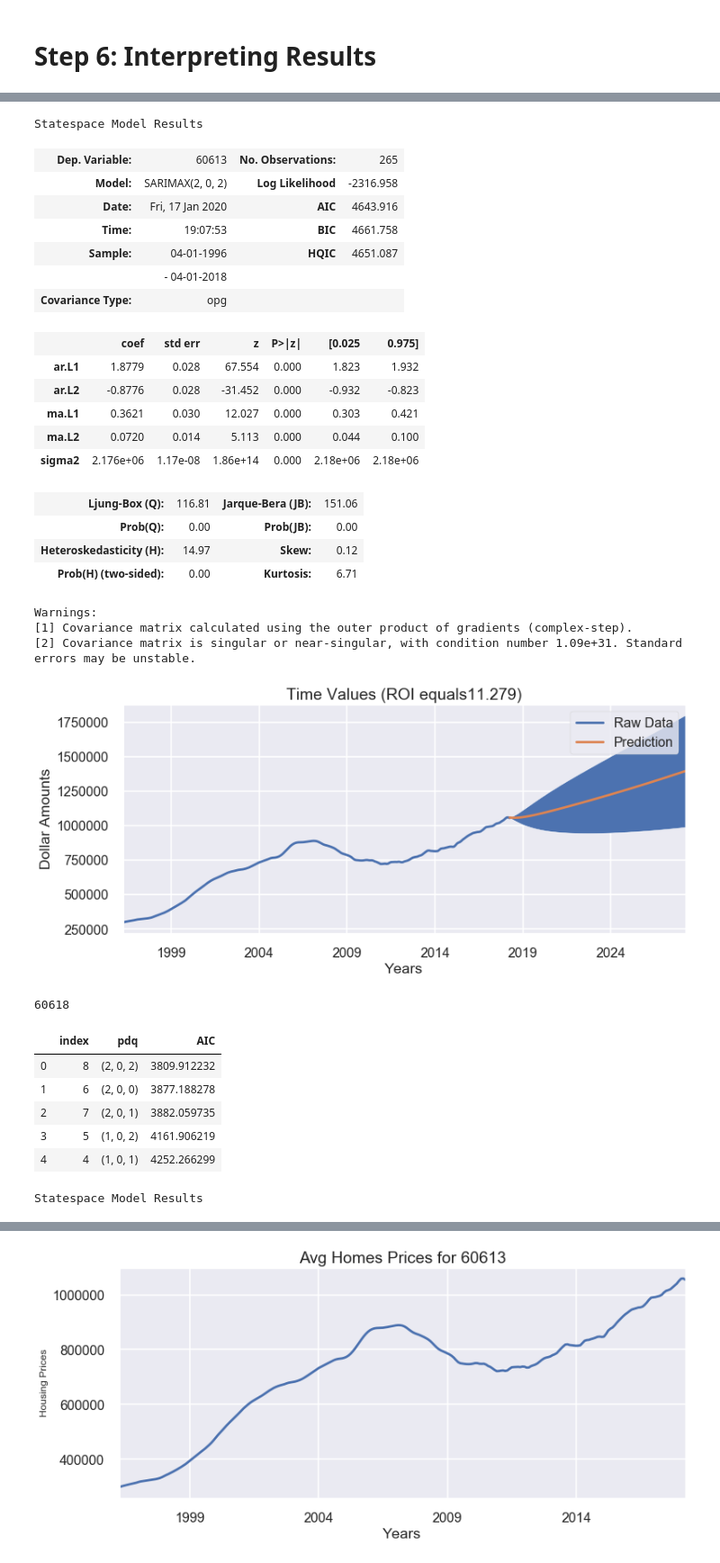
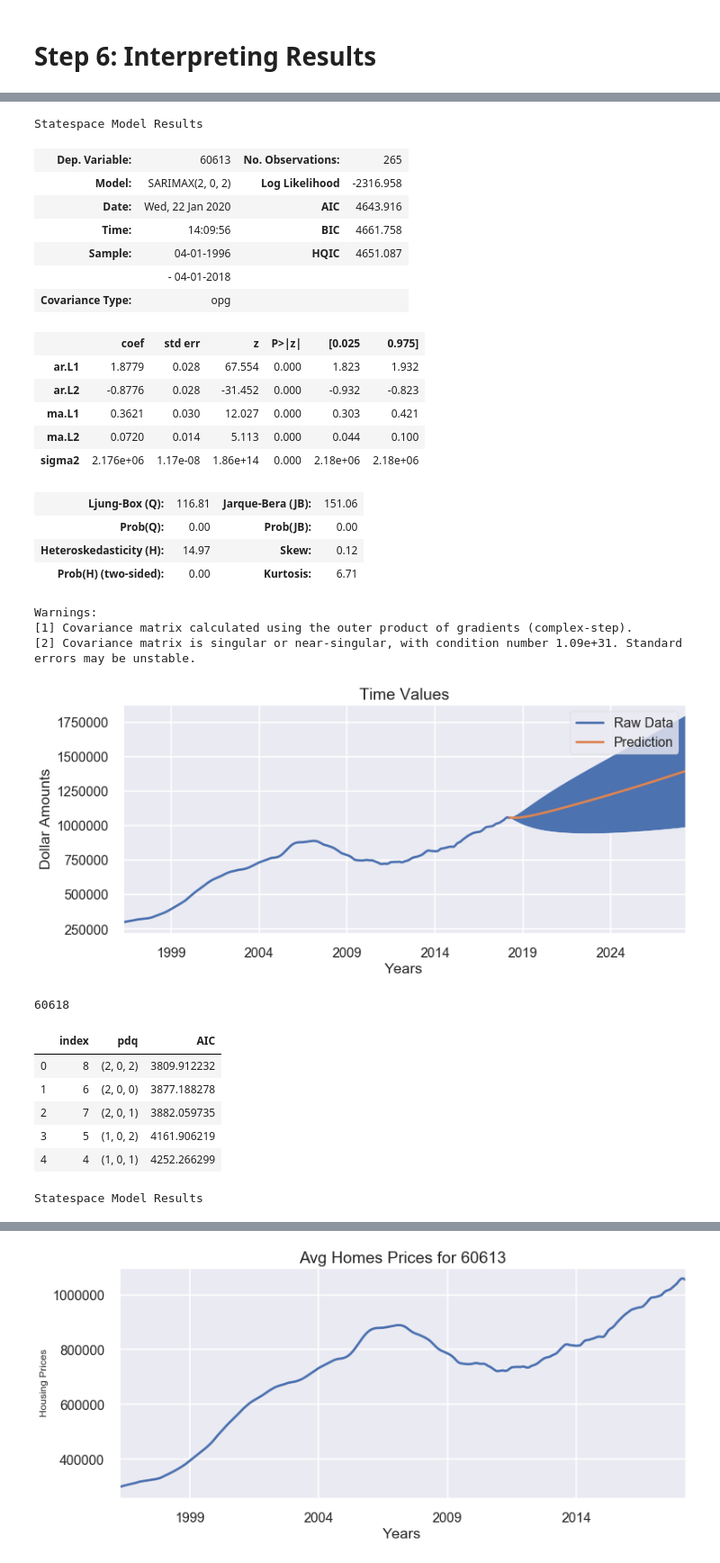
Before and after one commit to lemaster1/Time-Series-with-ARIMA-Models-Predicting-Top-5-Chicago-Zip-Codes-to-Invest, a Jupyter notebook: lemaster_mod_4.ipynb, the cells around one changed output, grey strips where cells are left out. Shown at 90% size. Cells and saved outputs as stored; diff of their text form; code cells hidden in the pictures.

```diff
--- a/lemaster_mod_4.ipynb
+++ b/lemaster_mod_4.ipynb
@@ -991,13 +987,16 @@ def expected_roi(investment, final_value):
 
 def forecast_graph_sarimax(ts, output=output):
 
+    start=pd.to_datetime('2018-04-01')
+    end=pd.to_datetime('2028-04-01')
+
     # Getting predictions starting from 2016 and calculate confidence intervals.
-    predictions = output.get_prediction(start= pd.to_datetime('2018-04-01'), end= pd.to_datetime('2028-04-01'), dynamic=True)
+    predictions = output.get_prediction(start=start , end=end , dynamic=True)
     ts_pred = predictions.predicted_mean
     ts_conf = predictions.conf_int()  #makes confidence intereval graph
 
-    investment = ts[start]
-    final_value = ts_pred[end]
+    investment = ts.loc[start]
+    final_value = ts_pred.loc[end]
 
     e_roi = expected_roi(investment, final_value)
 
@@ -1007,59 +1006,69 @@ def forecast_graph_sarimax(ts, output=output):
     plt.legend()
     plt.ylabel('Dollar Amounts')
     plt.xlabel('Years')
-    plt.title('Time Values (ROI equals' + str(e_roi)+')')
+    plt.title('Time Values')
     plt.show()
 
-    return ts_pred
+    fig = plt.gcf()
+
+    return ts_pred, e_roi , fig
 # %%
-# from sklearn.metrics import mean_squared_error,r2_score
+from sklearn.metrics import mean_squared_error,r2_score
 
-# result = [['Zip Code', 'Metric', 'Value']]
+result = [['Zip Code', 'ROI']]
+result_fig = {}
 
-# for z in far_northside:  # far_northside is a list of far north zip codes
+for z in far_northside:  # far_northside is a list of far north zip codes
 
-#     print(z)
-#     ts=get_ts_from_chicago(chicago, z)
+    print(z)
+    ts=get_ts_from_chicago(chicago, z)
 
-#     #Get params
-#     best_params, ts_train, ts_test = get_best_params_2(ts, p_range=3, d_range=1, q_range=3,
-#                                                        start_date='2016-04-01')
-#     #Create model and fit model
-#     output = model_multi_zip(ts, best_params)
-#     #Graph
-#     ts_pred = forecast_graph_sarimax(ts, output=output)
+    #Get params
+    best_params, ts_train, ts_test = get_best_params_2(ts, p_range=3, d_range=1, q_range=3,
+                                                       start_date='2016-04-01')
+    #Create model and fit model
+    output = model_multi_zip(ts, best_params)
+    #Graph
+    ts_pred, e_roi, fig = forecast_graph_sarimax(ts, output=output)
 
-#     result.append([z, 'AIC', ])
+    result.append([z, e_roi])
+    result_fig[z] = fig
+
+df_forecast = pd.DataFrame(result[1:], columns = result[0])
+df_forecast.sort_values('ROI', ascending=False, inplace=True)
+
+
+df_forecast
 # %% [output]
 60613
 |  | index | pdq | AIC |
 | 0 | 8 | (2, 0, 2) | 4176.249196 |
 | 1 | 6 | (2, 0, 0) | 4215.040700 |
 | 2 | 7 | (2, 0, 1) | 4217.687914 |
 | 3 | 5 | (1, 0, 2) | 4414.794288 |
 | 4 | 4 | (1, 0, 1) | 4506.367124 |
 Statespace Model Results
 | Dep. Variable: | 60613 | No. Observations: | 265 |
 | Model: | SARIMAX(2, 0, 2) | Log Likelihood | -2316.958 |
-| Date: | Fri, 17 Jan 2020 | AIC | 4643.916 |
-| Time: | 19:07:53 | BIC | 4661.758 |
+| Date: | Wed, 22 Jan 2020 | AIC | 4643.916 |
+| Time: | 14:09:56 | BIC | 4661.758 |
 | Sample: | 04-01-1996 | HQIC | 4651.087 |
 |  | - 04-01-2018 |  |  |
 | Covariance Type: | opg |  |  |
 |  | coef | std err | z | P>|z| | [0.025 | 0.975] |
 | ar.L1 | 1.8779 | 0.028 | 67.554 | 0.000 | 1.823 | 1.932 |
 | ar.L2 | -0.8776 | 0.028 | -31.452 | 0.000 | -0.932 | -0.823 |
 | ma.L1 | 0.3621 | 0.030 | 12.027 | 0.000 | 0.303 | 0.421 |
 | ma.L2 | 0.0720 | 0.014 | 5.113 | 0.000 | 0.044 | 0.100 |
 | sigma2 | 2.176e+06 | 1.17e-08 | 1.86e+14 | 0.000 | 2.18e+06 | 2.18e+06 |
 | Ljung-Box (Q): | 116.81 | Jarque-Bera (JB): | 151.06 |
 | Prob(Q): | 0.00 | Prob(JB): | 0.00 |
 | Heteroskedasticity (H): | 14.97 | Skew: | 0.12 |
 | Prob(H) (two-sided): | 0.00 | Kurtosis: | 6.71 |
 Warnings:
 [1] Covariance matrix calculated using the outer product of gradients (complex-step).
 [2] Covariance matrix is singular or near-singular, with condition number 1.09e+31. Standard errors may be unstable.
-[figure, old version]
+[figure, new version]
 60618
 |  | index | pdq | AIC |
 | 0 | 8 | (2, 0, 2) | 3809.912232 |
```
Also changed, not shown: parts of 86 cells of this notebook.
